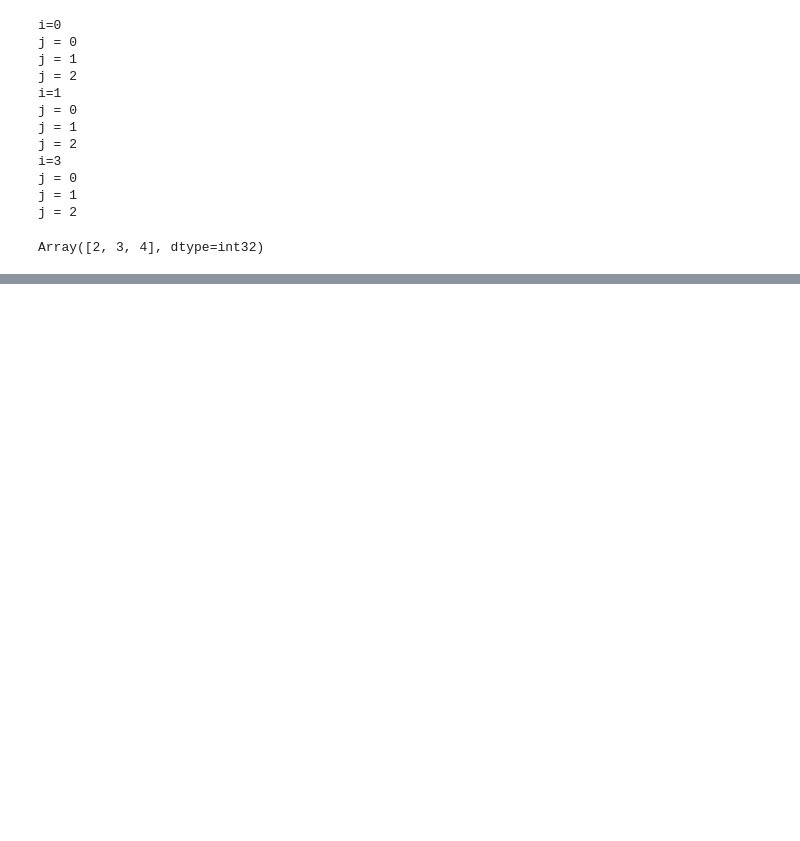
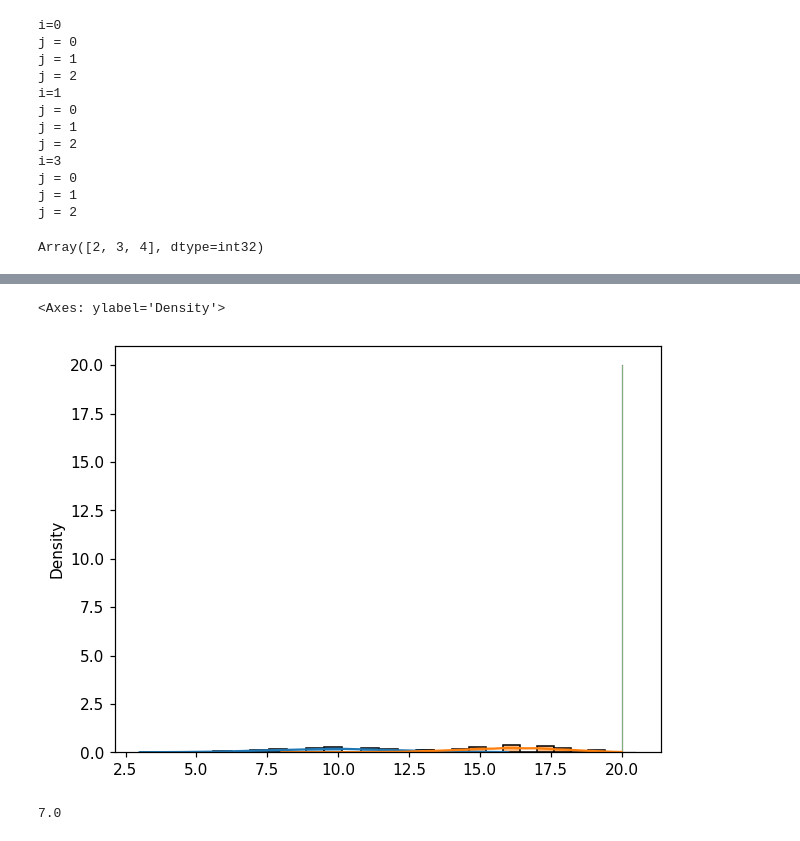
Before and after one commit to Integrated-Systems-Neuroengineering/scrramble, a Jupyter notebook: Notebooks/quantized_activations_with_ste.ipynb, the cells around one changed output, grey strips where cells are left out. Drawn from its saved outputs; the diff is of its cells as text; code cells hidden in the pictures; blank space fills up the shorter version.

```diff
--- a/Notebooks/quantized_activations_with_ste.ipynb
+++ b/Notebooks/quantized_activations_with_ste.ipynb
@@ -452,0 +597,18 @@ Array([2, 3, 4], dtype=int32)
+# %%
+# binomial sampling
+key = jax.random.key(0)
+bin_samples1 = 10
+bin_samples2 = jax.random.binomial(key=key, p=0.8, n=20, shape=(1000,))
+bin_samples3 = jax.random.binomial(key=key, p=1., n=20, shape=(1000,))
+
+fig, ax = plt.subplots(dpi=110)
+sns.histplot(bin_samples1, bins=20, kde=True, stat='density', ax=ax)
+sns.histplot(bin_samples2, bins=20, kde=True, stat='density', ax=ax)
+sns.histplot(bin_samples3, bins=20, kde=True, stat='density', ax=ax)
+# %% [output]
+<Axes: ylabel='Density'>
+[figure, added]
+# %%
+float(jax.random.binomial(key=key, p=0.5, n=20))
+# %% [output]
+7.0
```
Also changed, not shown: parts of 7 cells of this notebook, 9 other files.
